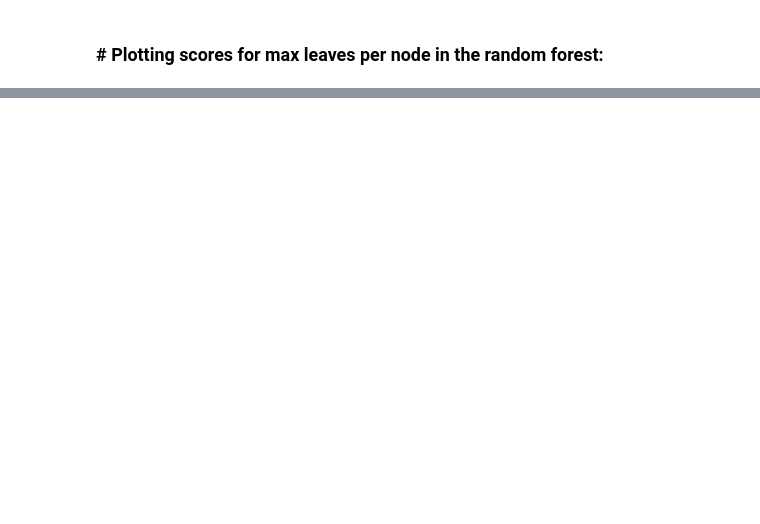
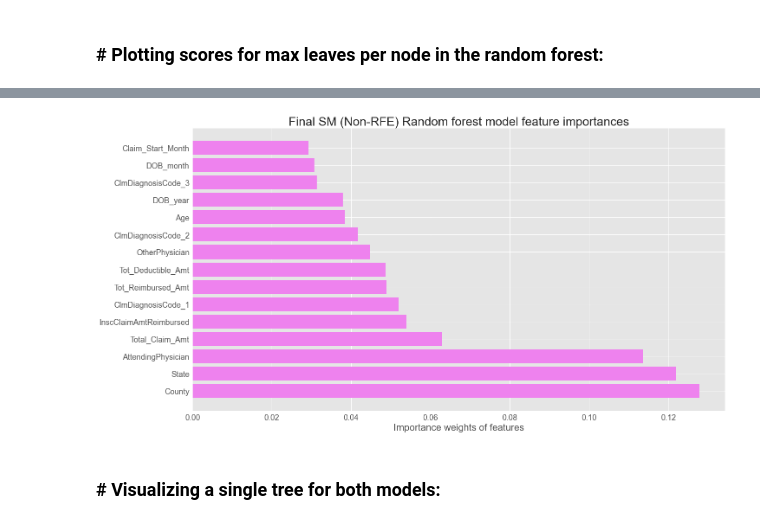
Before and after one commit to suhitasva/Capstone_Project, a Jupyter notebook: RF_models.ipynb, the cells around one changed output, grey strips where cells are left out. Saved outputs shown, nothing was run; the diff lists cells and outputs as text; code cells hidden in the pictures; blank space fills up the shorter version.

Commit message:
Ran RandomSearchCV to find best hyperparameters for SM and BSM datasets, and looked at RFE selected features and respective models

```diff
--- a/RF_models.ipynb
+++ b/RF_models.ipynb
@@ -386,0 +606,10 @@ print("The test     error is: %.5f" % (1 - grid_search_forest.best_estimator_.sc
+# %%
+from sklearn.feature_selection import RFE
+
+# Extracting top 20 best features with RFE:
+
+rfe1 = RFE(estimator=fin_rf1, n_features_to_select=20, step=10)
+
+# Running model to compare performance
+
+model_results(trainX_SM, trainY_SM, testX_SM, testY_SM, rfe1, show=True)
@@ -386,0 +773,6 @@ print("The test     error is: %.5f" % (1 - grid_search_forest.best_estimator_.sc
+# %%
+# Model using RFE 20 features
+
+selected_feat1 = trainX_SM.columns[rfe1.support_]
+
+model_results(trainX_SM[selected_feat1], trainY_SM, testX_SM[selected_feat1], testY_SM, fin_rf1, show=True)
@@ -386,0 +797,25 @@ print("The test     error is: %.5f" % (1 - grid_search_forest.best_estimator_.sc
+# %%
+# Creating feature importance table:
+
+feature_imp_df1 = pd.DataFrame(zip(selected_feat1,\
+                               abs(fin_rf1.feature_importances_)),
+                               columns=["Feature Name", "Weight"])
+
+feature_imp_df1 = feature_imp_df1.sort_values("Weight", ascending=False)\
+                  .reset_index(drop=True)
+
+# Looking at top 25 features
+
+top_features1 = feature_imp_df1.head(20)
+
+# Visualizing the results
+
+plt.figure(figsize = (22,12))
+plt.barh(top_features1["Feature Name"].head(15), top_features1["Weight"].head(15), color ="violet")
+plt.xlabel("Importance weights of features", fontsize = 22)
+plt.title("Final SM (Non-RFE) Random forest model feature importances", fontsize = 28)
+plt.yticks(fontsize=18)
+plt.xticks(fontsize=18)
+plt.show()
+# %% [output]
+[figure, added]
@@ -386,0 +851,2 @@ print("The test     error is: %.5f" % (1 - grid_search_forest.best_estimator_.sc
+# %% [markdown]
+### # Visualizing a single tree for both models:
```
Also changed, not shown: parts of 84 cells of this notebook.
